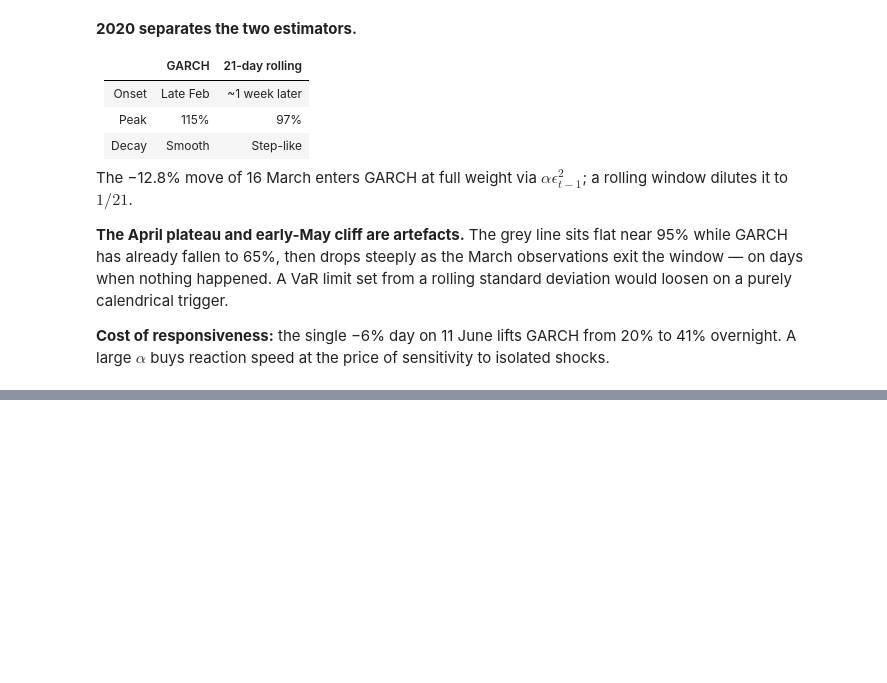
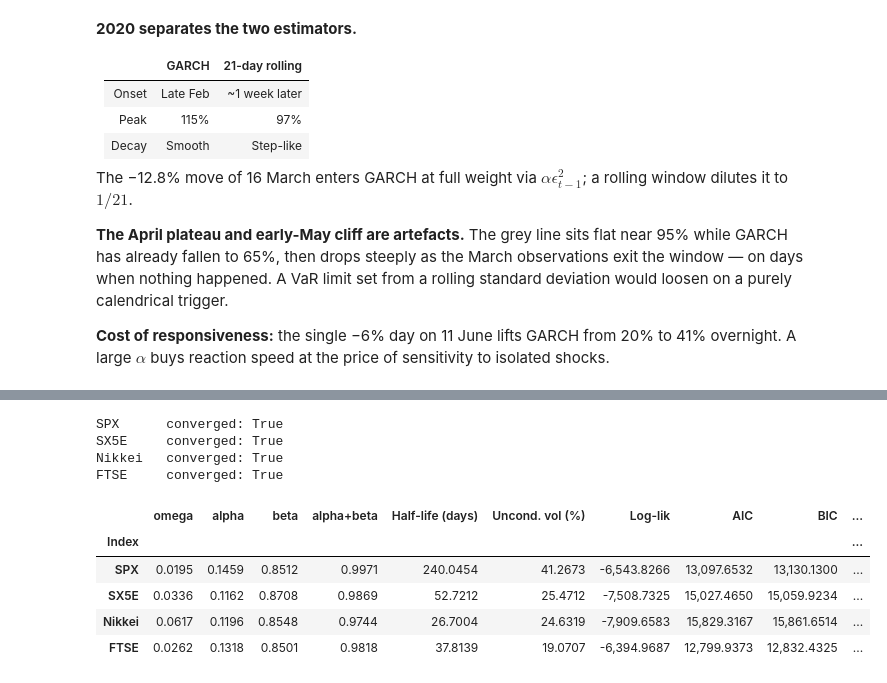
Before and after one commit to PeacoFoxy/StockMarket-Projects, a Jupyter notebook: garch_project/notebooks/garch_analysis.ipynb, the cells around one changed output, grey strips where cells are left out. Drawn from its saved outputs; the diff is of its cells as text; code cells hidden in the pictures; blank space fills up the shorter version.

```diff
--- a/garch_project/notebooks/garch_analysis.ipynb
+++ b/garch_project/notebooks/garch_analysis.ipynb
@@ -939,0 +985,18 @@ sensitivity to isolated shocks.
+# %%
+# GARCH(1,1) with Student-t innovations
+garch_t = fit_all(returns, p=1, q=1, dist="t")
+
+t_summary = summarise_fits(garch_t)
+t_summary["nu"] = [garch_t[k].params["nu"] for k in t_summary.index]
+t_summary
+# %% [output]
+SPX      converged: True
+SX5E     converged: True
+Nikkei   converged: True
+FTSE     converged: True
+|  | omega | alpha | beta | alpha+beta | Half-life (days) | Uncond. vol (%) | Log-lik | AIC | BIC | ... |
+| Index |  |  |  |  |  |  |  |  |  | ... |
+| SPX | 0.0195 | 0.1459 | 0.8512 | 0.9971 | 240.0454 | 41.2673 | -6,543.8266 | 13,097.6532 | 13,130.1300 | ... |
+| SX5E | 0.0336 | 0.1162 | 0.8708 | 0.9869 | 52.7212 | 25.4712 | -7,508.7325 | 15,027.4650 | 15,059.9234 | ... |
+| Nikkei | 0.0617 | 0.1196 | 0.8548 | 0.9744 | 26.7004 | 24.6319 | -7,909.6583 | 15,829.3167 | 15,861.6514 | ... |
+| FTSE | 0.0262 | 0.1318 | 0.8501 | 0.9818 | 37.8139 | 19.0707 | -6,394.9687 | 12,799.9373 | 12,832.4325 | ... |
```
Also changed, not shown: parts of 14 cells of this notebook, 2 other files.
